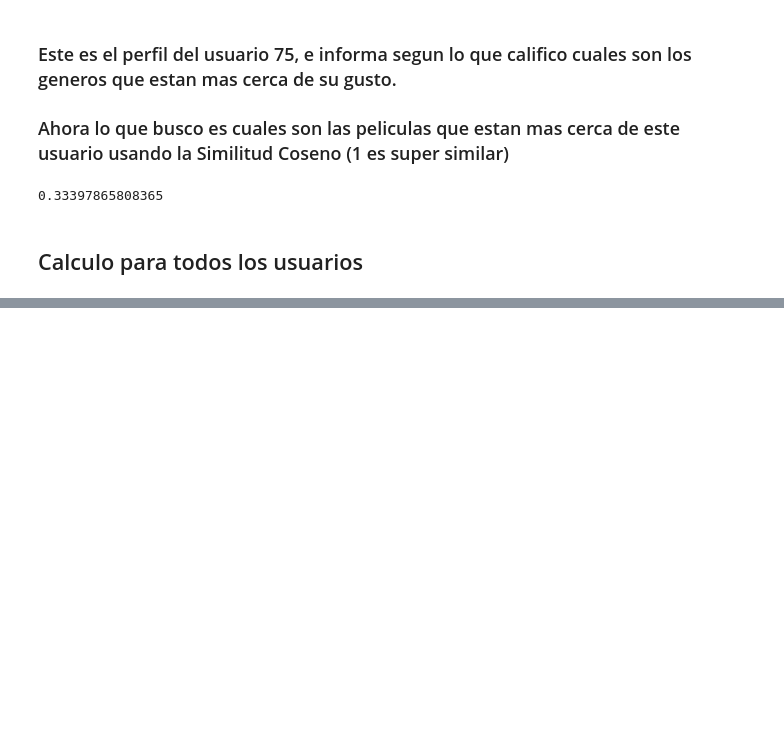
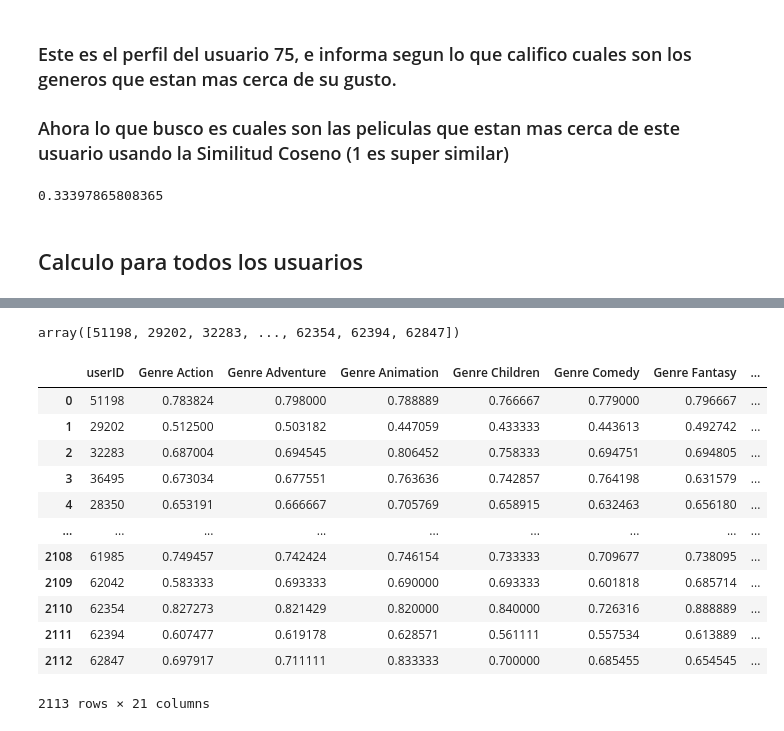
Before and after one commit to naio83/SistemasDeRecomendacion, a Jupyter notebook: practica_clase3/perfiles.ipynb, the cells around one changed output, grey strips where cells are left out. Saved outputs shown, nothing was run; the diff lists cells and outputs as text; code cells hidden in the pictures; blank space fills up the shorter version.

Commit message:
recomendacion de peliculas para usuarios

```diff
--- a/practica_clase3/perfiles.ipynb
+++ b/practica_clase3/perfiles.ipynb
@@ -200,0 +209,26 @@ NameError: name 'df_movies' is not defined
+# %%
+def perfil_por_usuario(USUARIO):
+
+    # Voy a crea el perfil de un usuario
+    df_ratings_generic = df_ratings[df_ratings["userID"] == USUARIO]
+    df_ratings_generic.sort_values("rating").head()
+    # Ahora lo que busco es condensar sus gustos de pelicula por los generos.
+    # Mergeo al rating de un usuario el perfil de cada pelicula
+    df_ratings_generic = df_ratings[df_ratings["userID"] == USUARIO].merge(df_movies, left_on="movieID", right_on="id")
+    df_ratings_generic.sort_values("rating").head()
+
+    # Perfil del USER 29202, la idea es generar el perfil para los usuarios.
+    # Creo PERFIL como diccionario
+    PERFIL ={}
+    for c in df_ratings_generic.columns:
+        # Me quedo solo con las columnas que empiezan con GENRE
+        if  c.startswith("userID"):
+           PERFIL[c] = [USUARIO]
+        #if not c.startswith(("Genre", "userID")):
+        if not c.startswith("Genre"):
+            continue
+        PERFIL[c] = [df_ratings_generic.loc[df_ratings_generic[c]==1, "rating"].mean() / 5.0]
+
+
+    #print(PERFIL)
+    return PERFIL
@@ -200,0 +263,32 @@ NameError: name 'df_movies' is not defined
+# %%
+IDs = ['29202','75','62354']
+df_addoc = df_ratings.loc[df_ratings["userID"].isin(IDs)]
+df_addoc = df_ratings
+df_addoc["userID"].unique()
+# %% [output]
+array([51198, 29202, 32283, ..., 62354, 62394, 62847])
+# %%
+
+#df_perfil = pd.DataFrame.from_dict(PERFIL).fillna(0)
+#df_perfil.insert(0,'userID',USUARIO)
+df_full_profile = pd.DataFrame()
+for g in df_addoc["userID"].unique():
+    #PERFIl_FULL = perfil_por_usuario(g)
+    df_full_profile = df_full_profile.append(pd.DataFrame.from_dict(perfil_por_usuario(g)).fillna(0), ignore_index=True)
+    #print(df_full_profile.tail(1))
+# %%
+df_full_profile
+# %% [output]
+|  | userID | Genre Action | Genre Adventure | Genre Animation | Genre Children | Genre Comedy | Genre Fantasy | ... |
+| 0 | 51198 | 0.783824 | 0.798000 | 0.788889 | 0.766667 | 0.779000 | 0.796667 | ... |
+| 1 | 29202 | 0.512500 | 0.503182 | 0.447059 | 0.433333 | 0.443613 | 0.492742 | ... |
+| 2 | 32283 | 0.687004 | 0.694545 | 0.806452 | 0.758333 | 0.694751 | 0.694805 | ... |
+| 3 | 36495 | 0.673034 | 0.677551 | 0.763636 | 0.742857 | 0.764198 | 0.631579 | ... |
+| 4 | 28350 | 0.653191 | 0.666667 | 0.705769 | 0.658915 | 0.632463 | 0.656180 | ... |
+| ... | ... | ... | ... | ... | ... | ... | ... | ... |
+| 2108 | 61985 | 0.749457 | 0.742424 | 0.746154 | 0.733333 | 0.709677 | 0.738095 | ... |
+| 2109 | 62042 | 0.583333 | 0.693333 | 0.690000 | 0.693333 | 0.601818 | 0.685714 | ... |
+| 2110 | 62354 | 0.827273 | 0.821429 | 0.820000 | 0.840000 | 0.726316 | 0.888889 | ... |
+| 2111 | 62394 | 0.607477 | 0.619178 | 0.628571 | 0.561111 | 0.557534 | 0.613889 | ... |
+| 2112 | 62847 | 0.697917 | 0.711111 | 0.833333 | 0.700000 | 0.685455 | 0.654545 | ... |
+2113 rows × 21 columns
```
Also changed, not shown: parts of 14 cells of this notebook, 1 other file.
